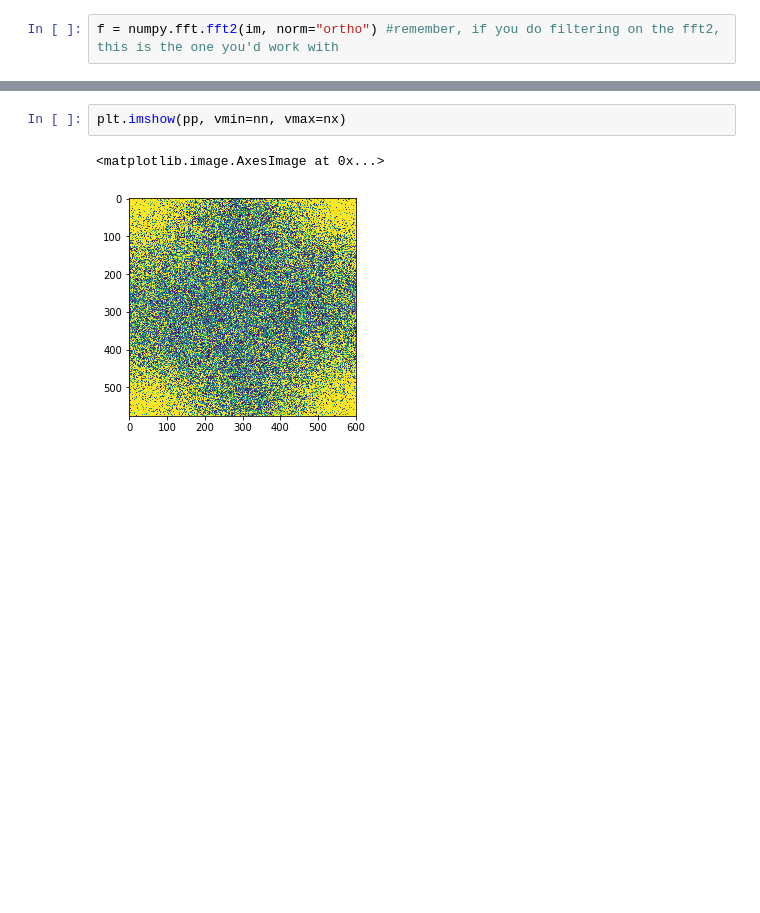
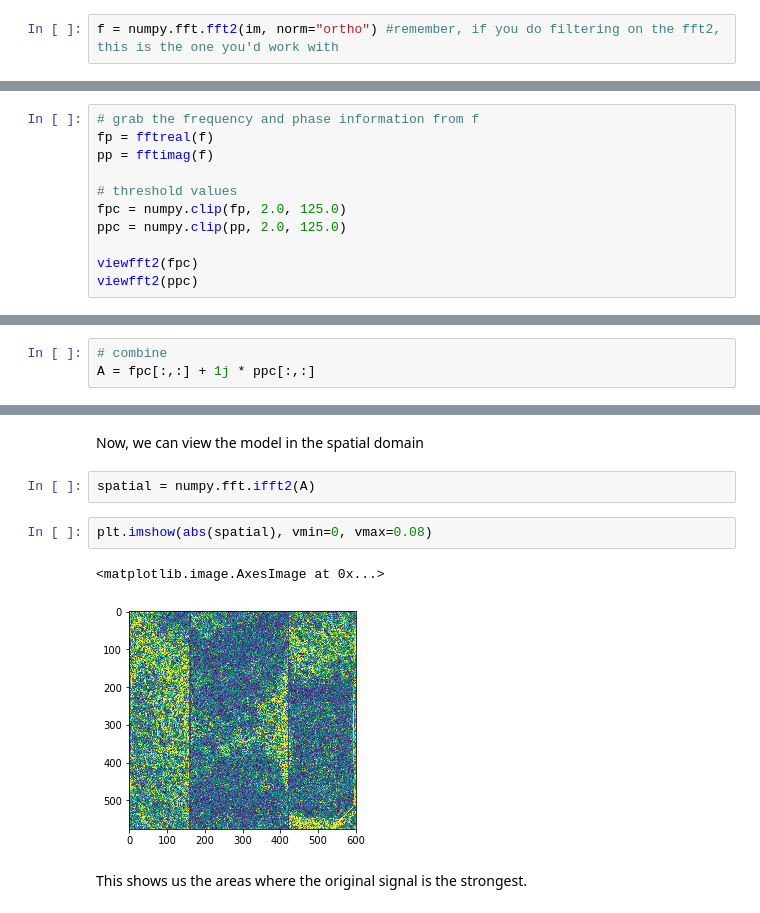
Before and after one commit to bbevan/myjupyternotebooks, a Jupyter notebook: FFT2 in Python - v2.ipynb, the cells around one changed output, grey strips where cells are left out. Cells and saved outputs as stored; diff of their text form; blank space fills up the shorter version.

```diff
--- a/FFT2 in Python - v2.ipynb
+++ b/FFT2 in Python - v2.ipynb
@@ -54,0 +63,11 @@ plt.imshow(fp, vmin=mn, vmax=mx)
+# %%
+# grab the frequency and phase information from f
+fp = fftreal(f)
+pp = fftimag(f)
+
+# threshold values
+fpc = numpy.clip(fp, 2.0, 125.0)
+ppc = numpy.clip(pp, 2.0, 125.0)
+
+viewfft2(fpc)
+viewfft2(ppc)
@@ -54,0 +79,3 @@ plt.imshow(fp, vmin=mn, vmax=mx)
+# %%
+# combine
+A = fpc[:,:] + 1j * ppc[:,:]
@@ -55,5 +86,11 @@ plt.imshow(fp, vmin=mn, vmax=mx)
+# %% [markdown]
+Now, we can view the model in the spatial domain
+# %%
+spatial = numpy.fft.ifft2(A)
 # %%
-plt.imshow(pp, vmin=nn, vmax=nx)
+plt.imshow(abs(spatial), vmin=0, vmax=0.08)
 # %% [output]
 <matplotlib.image.AxesImage at 0x...>
-[figure, old version]
+[figure, new version]
+# %% [markdown]
+This shows us the areas where the original signal is the strongest.
```
Also changed, not shown: parts of 7 cells of this notebook.
